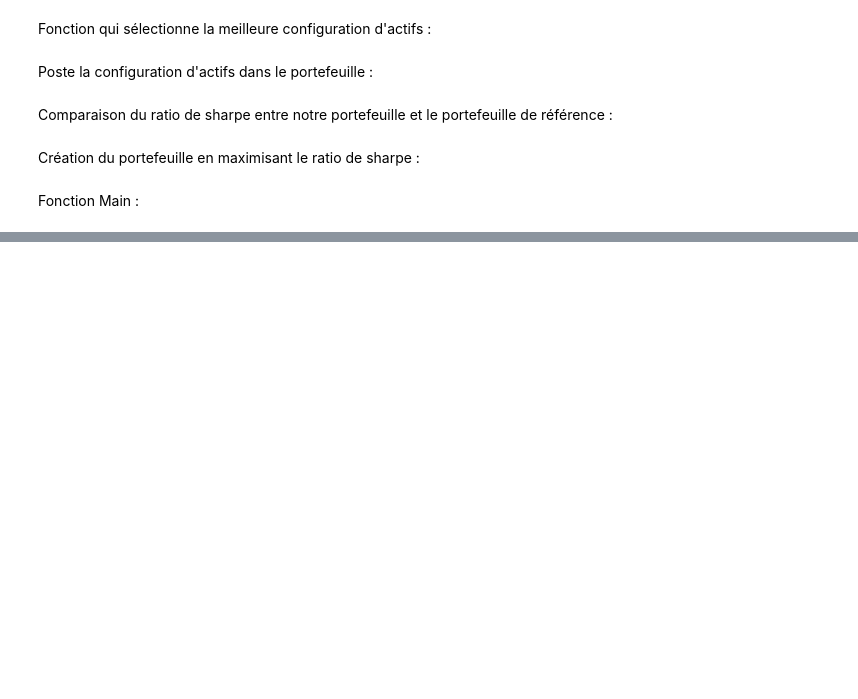
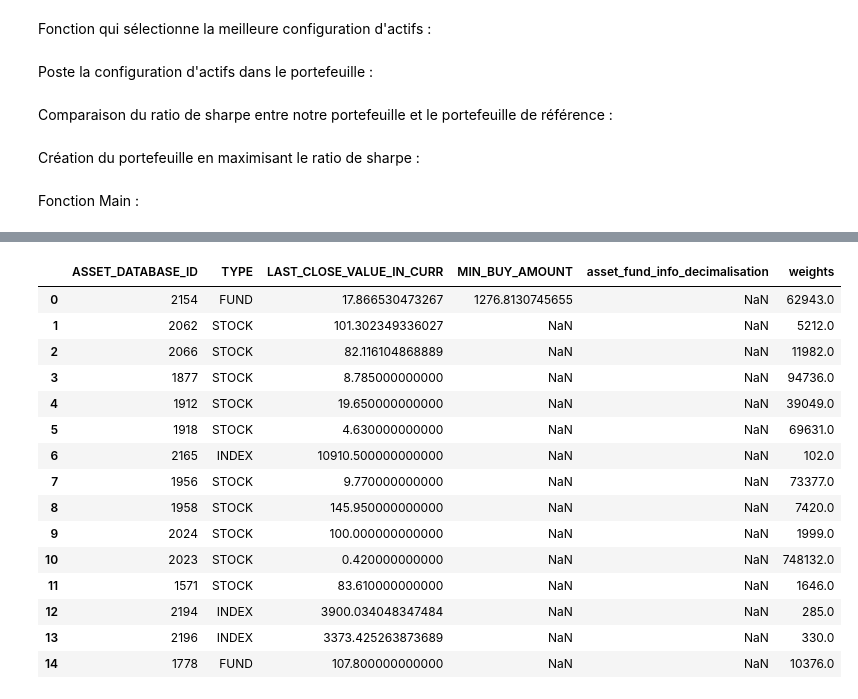
Before and after one commit to ArthurBiragnet/Dolphin, a Jupyter notebook: Dolphin Project.ipynb, the cells around one changed output, grey strips where cells are left out. Drawn from its saved outputs; the diff is of its cells as text; code cells hidden in the pictures; blank space fills up the shorter version.

Commit message:
[stock precent] fixed stock percent

```diff
--- a/Dolphin Project.ipynb
+++ b/Dolphin Project.ipynb
@@ -572,0 +586,8 @@ Sharpe ratio in ref portfolio : 0,146571943186
+# %%
+
+df_assets = df_convert_type(pd.read_json(get_data('asset/')), df_currency_rate)
+our_portfolio_id = get_portfolio_id(df_assets, 'EPITA_PTF_10')
+
+df_assets = get_df_asset('2016-06-01', df_currency_rate)
+df_portfolio = get_portfolio(our_portfolio_id)
+df_portfolio
@@ -572,0 +598,3 @@ Sharpe ratio in ref portfolio : 0,146571943186
+# %%
+list_assets = df_portfolio.values[1][3]
+list_assets
@@ -572,0 +617,5 @@ Sharpe ratio in ref portfolio : 0,146571943186
+# %%
+d = [[list_assets[i]['asset']['asset'], list_assets[i]['asset']['quantity']] for i in range(len(list_assets))]
+
+portfolio = pd.DataFrame(d, columns={'ASSET_DATABASE_ID', 'weights'})
+portfolio
@@ -572,0 +639,23 @@ Sharpe ratio in ref portfolio : 0,146571943186
+# %%
+our_assets = df_assets[df_assets['TYPE'] != 'PORTFOLIO']
+our_assets = our_assets[['ASSET_DATABASE_ID', 'TYPE', 'LAST_CLOSE_VALUE_IN_CURR', 'MIN_BUY_AMOUNT', 'asset_fund_info_decimalisation']]
+
+our_assets = our_assets.merge(portfolio, on='ASSET_DATABASE_ID')
+our_assets
+# %% [output]
+|  | ASSET_DATABASE_ID | TYPE | LAST_CLOSE_VALUE_IN_CURR | MIN_BUY_AMOUNT | asset_fund_info_decimalisation | weights |
+| 0 | 2154 | FUND | 17.866530473267 | 1276.8130745655 | NaN | 62943.0 |
+| 1 | 2062 | STOCK | 101.302349336027 | NaN | NaN | 5212.0 |
+| 2 | 2066 | STOCK | 82.116104868889 | NaN | NaN | 11982.0 |
+| 3 | 1877 | STOCK | 8.785000000000 | NaN | NaN | 94736.0 |
+| 4 | 1912 | STOCK | 19.650000000000 | NaN | NaN | 39049.0 |
+| 5 | 1918 | STOCK | 4.630000000000 | NaN | NaN | 69631.0 |
+| 6 | 2165 | INDEX | 10910.500000000000 | NaN | NaN | 102.0 |
+| 7 | 1956 | STOCK | 9.770000000000 | NaN | NaN | 73377.0 |
+| 8 | 1958 | STOCK | 145.950000000000 | NaN | NaN | 7420.0 |
+| 9 | 2024 | STOCK | 100.000000000000 | NaN | NaN | 1999.0 |
+| 10 | 2023 | STOCK | 0.420000000000 | NaN | NaN | 748132.0 |
+| 11 | 1571 | STOCK | 83.610000000000 | NaN | NaN | 1646.0 |
+| 12 | 2194 | INDEX | 3900.034048347484 | NaN | NaN | 285.0 |
+| 13 | 2196 | INDEX | 3373.425263873689 | NaN | NaN | 330.0 |
+| 14 | 1778 | FUND | 107.800000000000 | NaN | NaN | 10376.0 |
```
Also changed, not shown: parts of 13 cells of this notebook.
